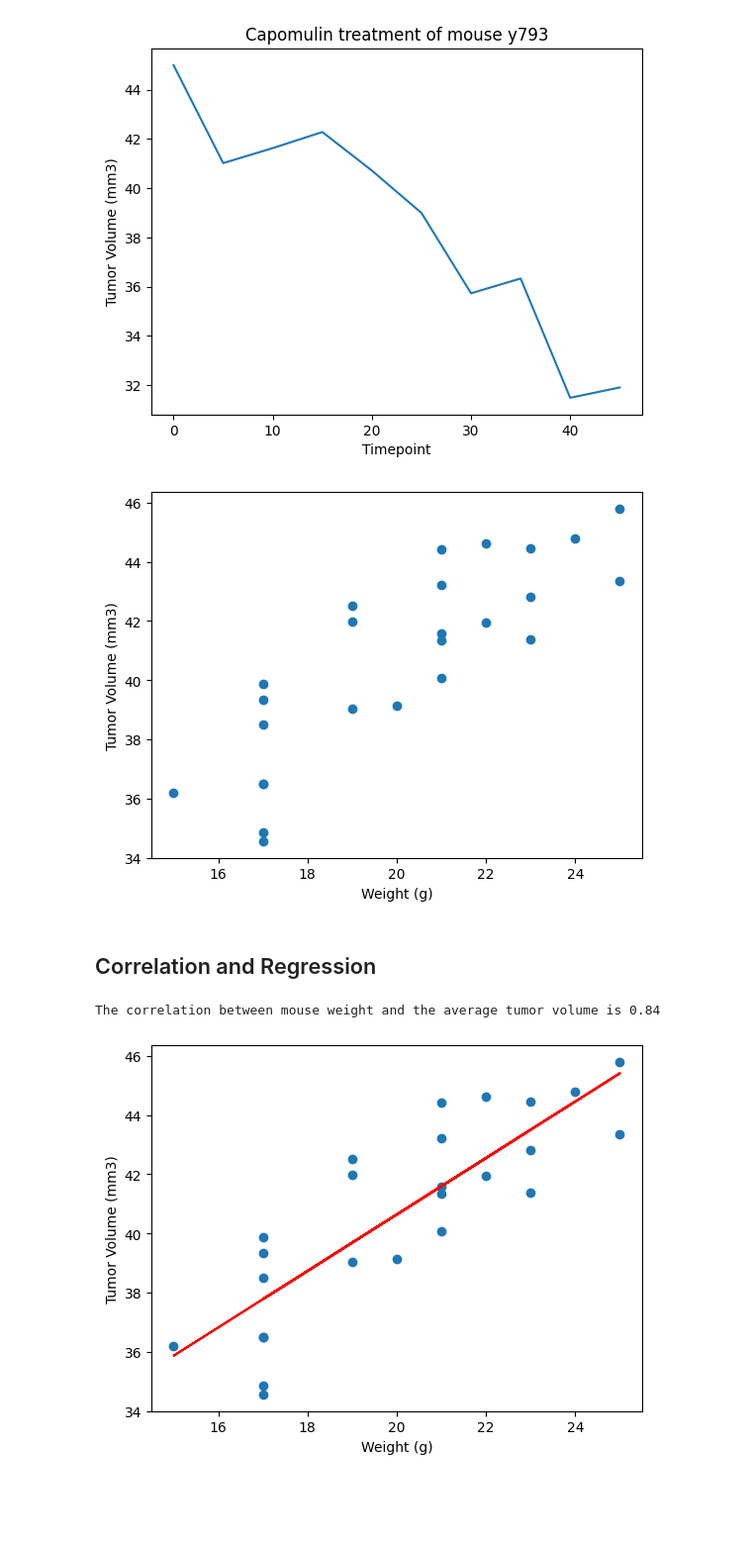
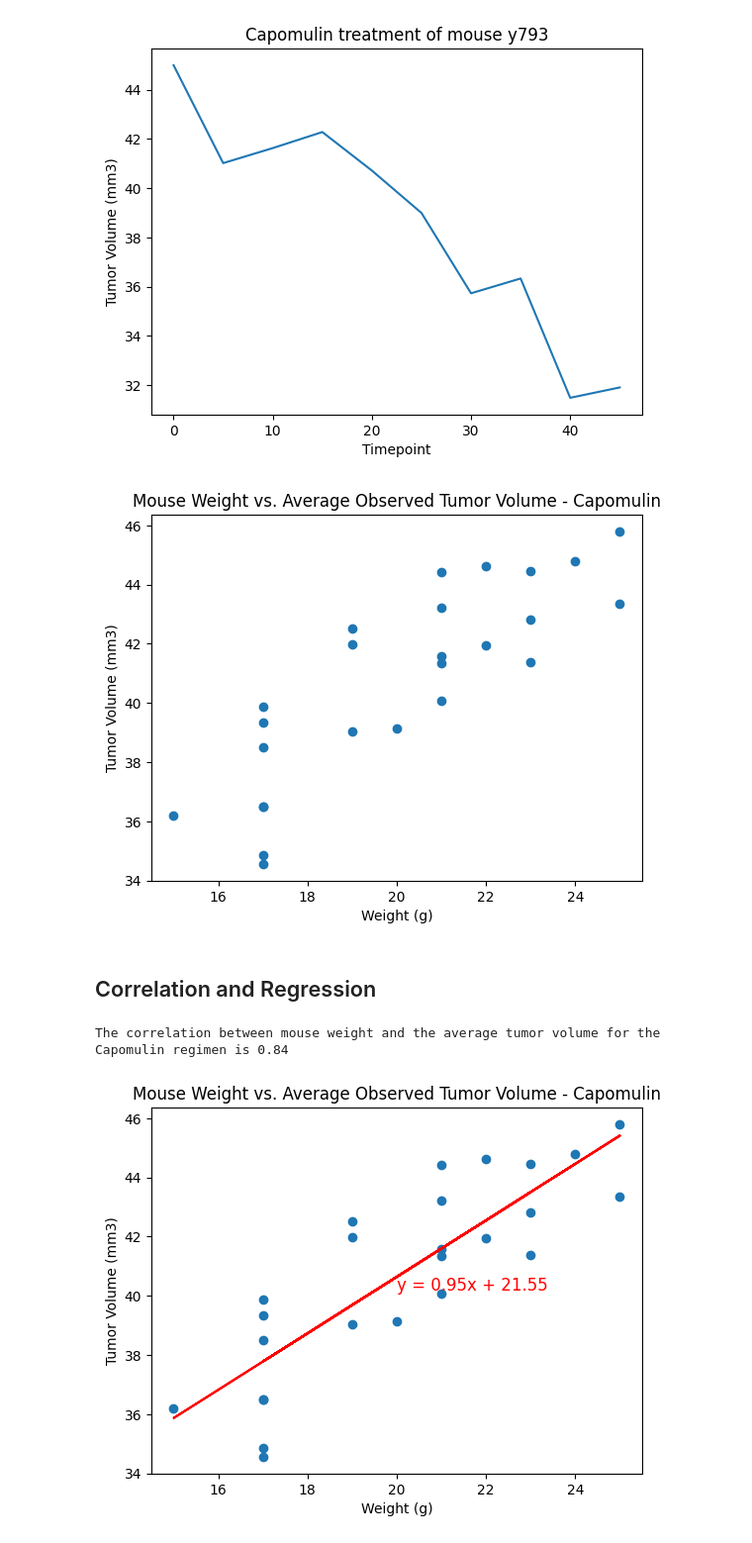
Before and after one commit to rjlaughlin/pymaceuticals, a Jupyter notebook: pymaceuticals.ipynb, the cells around one changed output. Shown at 99% size. Cells and saved outputs as stored; diff of their text form; code cells hidden in the pictures; blank space fills up the shorter version.

```diff
--- a/pymaceuticals.ipynb
+++ b/pymaceuticals.ipynb
@@ -258,34 +294,57 @@ plt.show()
 [figure]
 # %%
 # Generate a scatter plot of mouse weight vs. the average observed tumor volume for the entire Capomulin regimen
+
+# Generate df containing information of mice undergoing Capomulin regimen
 capomulin = clean_df[(clean_df['Drug Regimen'] == 'Capomulin')]
-capomulin = capomulin.groupby(['Mouse ID', 'Weight (g)'])['Tumor Volume (mm3)'].mean()
-capomulin_weight = [indice[1] for indice in capomulin.index]
 
-plt.plot(capomulin_weight,capomulin, 'o')
+# Define mouse weight and average tumor volume series for scatter plot
+avg_tumor_volume = capomulin.groupby(['Mouse ID', 'Weight (g)'])['Tumor Volume (mm3)'].mean()
+mouse_weight = [indice[1] for indice in avg_tumor_volume.index]
+
+# Scatter plot creation
+plt.plot(mouse_weight,avg_tumor_volume, 'o')
+
+# Plot Title and Labeling
+plt.title(f'Mouse Weight vs. Average Observed Tumor Volume - Capomulin')
 plt.xlabel('Weight (g)')
 plt.ylabel('Tumor Volume (mm3)')
+
+# Display the plot
 plt.show()
 # %% [output]
-[figure, old version]
+[figure, new version]
 # %% [markdown]
 ## Correlation and Regression
 # %%
 # Calculate the correlation coefficient and a linear regression model
 # for mouse weight and average observed tumor volume for the entire Capomulin regimen
 
-correlation = st.pearsonr(capomulin_weight,capomulin)
-print(f'The correlation between mouse weight and the average tumor volume is {round(correlation[0],2)}')
+# Calculation of the correlation coefficient using the scipy module
+correlation = st.pearsonr(mouse_weight,avg_tumor_volume)
+print(f'The correlation between mouse weight and the average tumor volume for the Capomulin regimen is {round(correlation[0],2)}')
 
-(slope, intercept, rvalue, pvalue, stderr) = st.linregress(capomulin_weight, capomulin)
-regress_values = list(map(lambda x: x*slope +intercept,capomulin_weight))
+# Definition of variables required for linear regression model using the scipy module.
+(slope, intercept, rvalue, pvalue, stderr) = st.linregress(mouse_weight, avg_tumor_volume)
+
+# Definition of regression values using map function.
+regress_values = list(map(lambda x: x*slope +intercept,mouse_weight))
+
+# Definition of linear regression equation in str format
 line_eq = "y = " + str(round(slope,2)) + "x + " + str(round(intercept,2))
-plt.plot(capomulin_weight,capomulin, 'o')
-plt.plot(capomulin_weight,regress_values,"r-")
-plt.annotate(line_eq,(5.8,0.8),fontsize=15,color="red")
+
+# Generate scatter plot with linear regression equation annotation.
+plt.plot(mouse_weight,avg_tumor_volume, 'o')
+plt.plot(mouse_weight,regress_values,"r-")
+plt.annotate(line_eq,((max(mouse_weight) - min(mouse_weight))/2 + min(mouse_weight),(max(avg_tumor_volume) - min(avg_tumor_volume))/2 + min(avg_tumor_volume)),fontsize=12,color="red")
+
+# Plot Title and Labeling
+plt.title(f'Mouse Weight vs. Average Observed Tumor Volume - Capomulin')
 plt.xlabel('Weight (g)')
 plt.ylabel('Tumor Volume (mm3)')
+
+# Display the plot
 plt.show()
 # %% [output]
-The correlation between mouse weight and the average tumor volume is 0.84
+The correlation between mouse weight and the average tumor volume for the Capomulin regimen is 0.84
-[figure, old version]
+[figure, new version]
```
Also changed, not shown: parts of 6 cells of this notebook, 1 other file.
